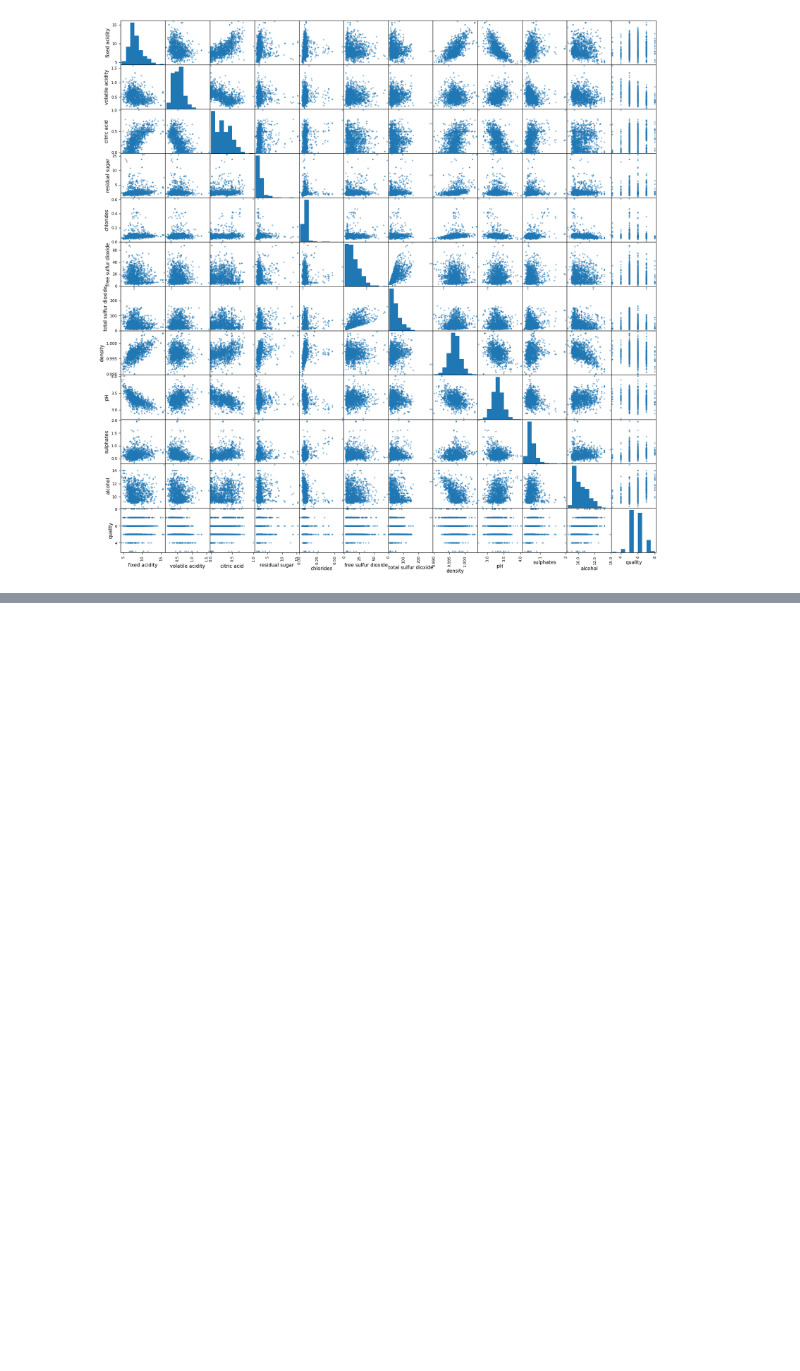
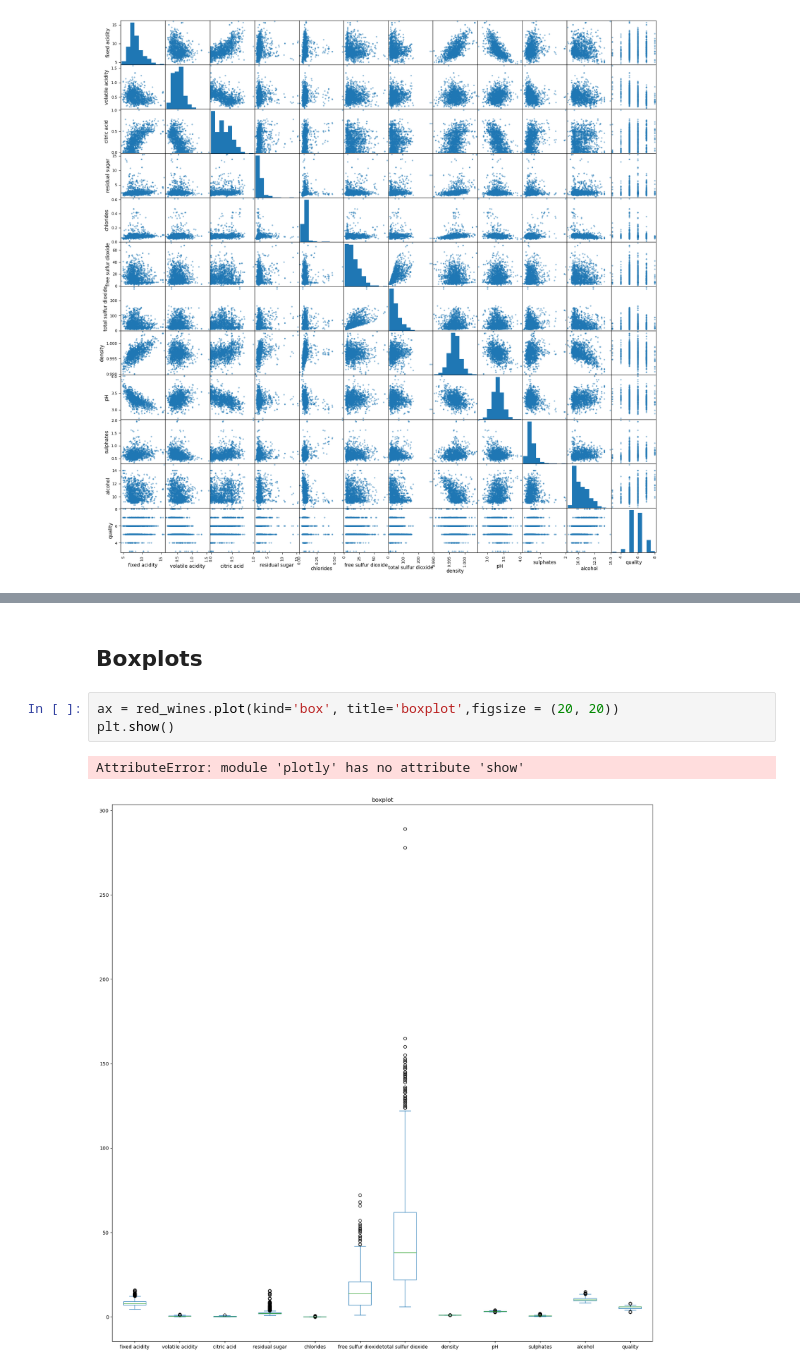
Before and after one commit to pvulya1/predicting_wine_quality, a Jupyter notebook: wine_eda.ipynb, the cells around one changed output, grey strips where cells are left out. Saved outputs shown, nothing was run; the diff lists cells and outputs as text; blank space fills up the shorter version.

```diff
--- a/wine_eda.ipynb
+++ b/wine_eda.ipynb
@@ -52,0 +57,8 @@ array([[<AxesSubplot:xlabel='fixed acidity', ylabel='fixed acidity'>,
+# %% [markdown]
+## Boxplots
+# %%
+ax = red_wines.plot(kind='box', title='boxplot',figsize = (20, 20))
+plt.show()
+# %% [output]
+AttributeError: module 'plotly' has no attribute 'show'
+[figure, added]
```
Also changed, not shown: parts of 3 cells of this notebook.
